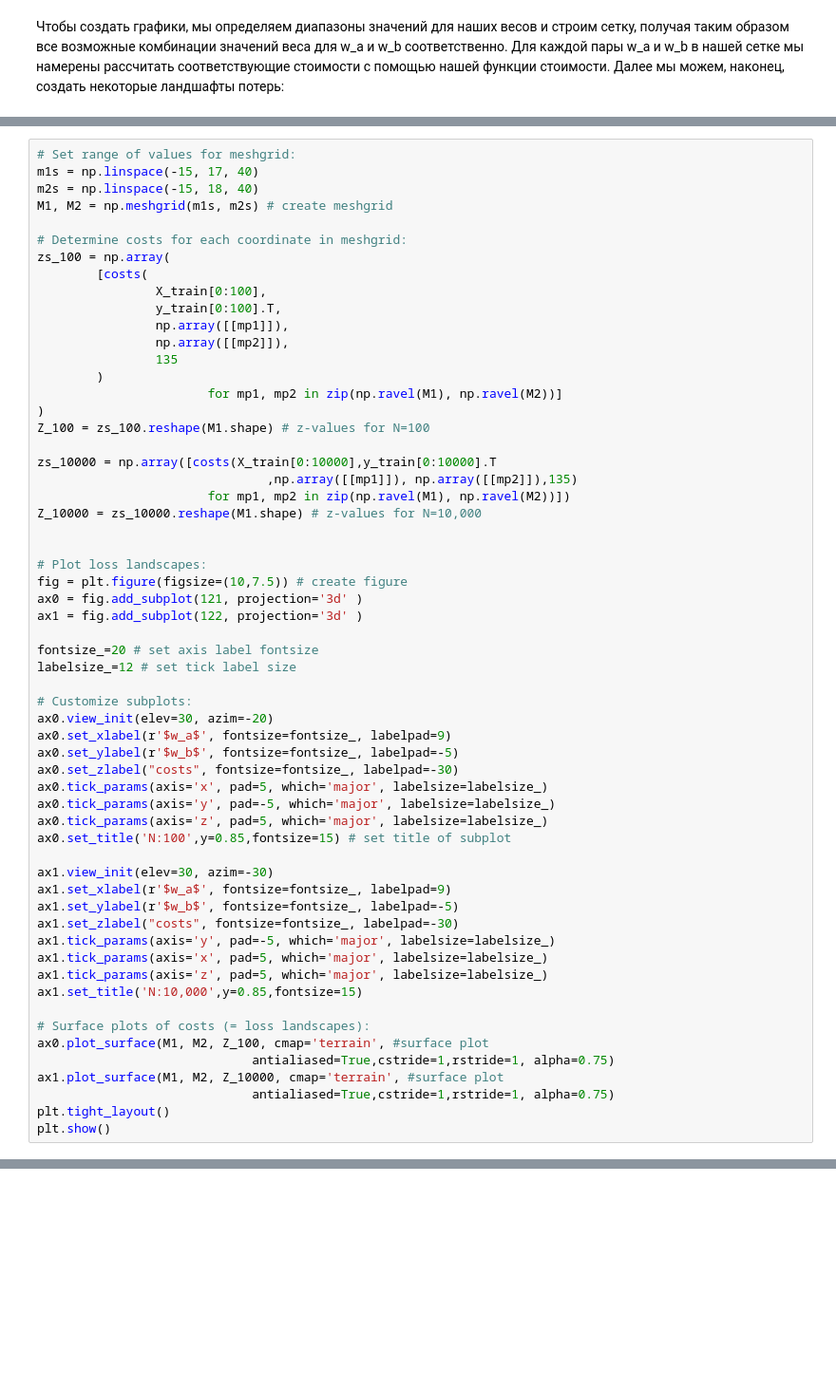
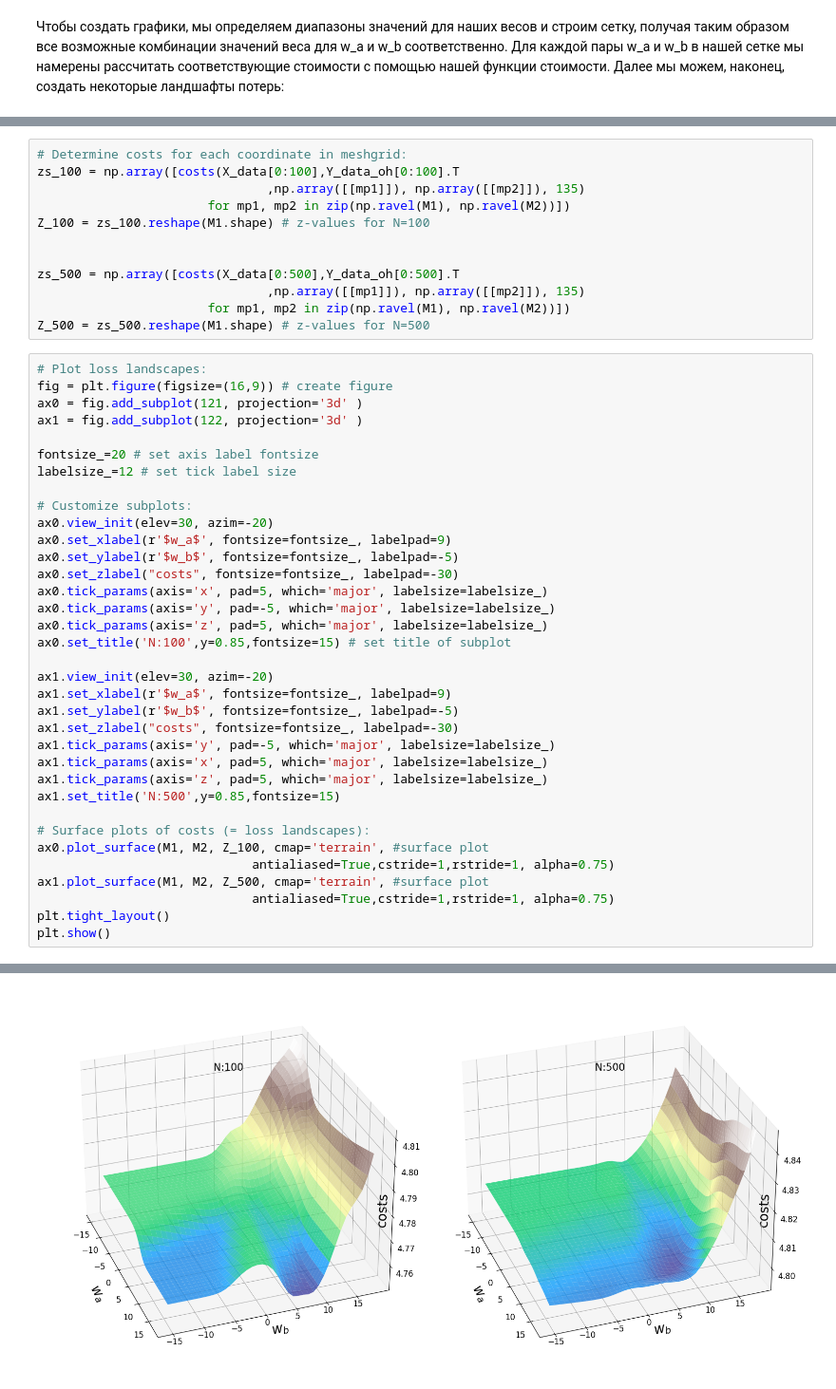
Before and after one commit to AntonSHBK/SGD_visualisation, a Jupyter notebook: SGD_visualisation.ipynb, the cells around one changed output, grey strips where cells are left out. Shown: that part at 95% size. Saved outputs shown, nothing was run; the diff lists cells and outputs as text; blank space fills up the shorter version.

```diff
--- a/SGD_visualisation.ipynb
+++ b/SGD_visualisation.ipynb
@@ -70,30 +61,18 @@ def costs(x,y,w_a,w_b,seed_):
+# %%
+# Determine costs for each coordinate in meshgrid:
+zs_100 = np.array([costs(X_data[0:100],Y_data_oh[0:100].T
+                               ,np.array([[mp1]]), np.array([[mp2]]), 135)
+                       for mp1, mp2 in zip(np.ravel(M1), np.ravel(M2))])
+Z_100 = zs_100.reshape(M1.shape) # z-values for N=100
+
+
+zs_500 = np.array([costs(X_data[0:500],Y_data_oh[0:500].T
+                               ,np.array([[mp1]]), np.array([[mp2]]), 135)
+                       for mp1, mp2 in zip(np.ravel(M1), np.ravel(M2))])
+Z_500 = zs_500.reshape(M1.shape) # z-values for N=500
 # %%
-# Set range of values for meshgrid:
-m1s = np.linspace(-15, 17, 40)
-m2s = np.linspace(-15, 18, 40)
-M1, M2 = np.meshgrid(m1s, m2s) # create meshgrid
-
-# Determine costs for each coordinate in meshgrid:
-zs_100 = np.array(
-        [costs(
-                X_train[0:100],
-                y_train[0:100].T,
-                np.array([[mp1]]),
-                np.array([[mp2]]),
-                135
-        )
-                       for mp1, mp2 in zip(np.ravel(M1), np.ravel(M2))]
-)
-Z_100 = zs_100.reshape(M1.shape) # z-values for N=100
-
-zs_10000 = np.array([costs(X_train[0:10000],y_train[0:10000].T
-                               ,np.array([[mp1]]), np.array([[mp2]]),135)
-                       for mp1, mp2 in zip(np.ravel(M1), np.ravel(M2))])
-Z_10000 = zs_10000.reshape(M1.shape) # z-values for N=10,000
-
-
 # Plot loss landscapes:
-fig = plt.figure(figsize=(10,7.5)) # create figure
+fig = plt.figure(figsize=(16,9)) # create figure
 ax0 = fig.add_subplot(121, projection='3d' )
 ax1 = fig.add_subplot(122, projection='3d' )
 
@@ -110,19 +89,19 @@ ax0.tick_params(axis='y', pad=-5, which='major', labelsize=labelsize_)
 ax0.tick_params(axis='z', pad=5, which='major', labelsize=labelsize_)
 ax0.set_title('N:100',y=0.85,fontsize=15) # set title of subplot
 
-ax1.view_init(elev=30, azim=-30)
+ax1.view_init(elev=30, azim=-20)
 ax1.set_xlabel(r'$w_a$', fontsize=fontsize_, labelpad=9)
 ax1.set_ylabel(r'$w_b$', fontsize=fontsize_, labelpad=-5)
 ax1.set_zlabel("costs", fontsize=fontsize_, labelpad=-30)
 ax1.tick_params(axis='y', pad=-5, which='major', labelsize=labelsize_)
 ax1.tick_params(axis='x', pad=5, which='major', labelsize=labelsize_)
 ax1.tick_params(axis='z', pad=5, which='major', labelsize=labelsize_)
-ax1.set_title('N:10,000',y=0.85,fontsize=15)
+ax1.set_title('N:500',y=0.85,fontsize=15)
 
 # Surface plots of costs (= loss landscapes):
 ax0.plot_surface(M1, M2, Z_100, cmap='terrain', #surface plot
                              antialiased=True,cstride=1,rstride=1, alpha=0.75)
-ax1.plot_surface(M1, M2, Z_10000, cmap='terrain', #surface plot
+ax1.plot_surface(M1, M2, Z_500, cmap='terrain', #surface plot
                              antialiased=True,cstride=1,rstride=1, alpha=0.75)
 plt.tight_layout()
 plt.show()
@@ -130,0 +109 @@ KeyboardInterrupt:
+[figure, added]
```
Also changed, not shown: parts of 10 cells of this notebook, 5 other files.
